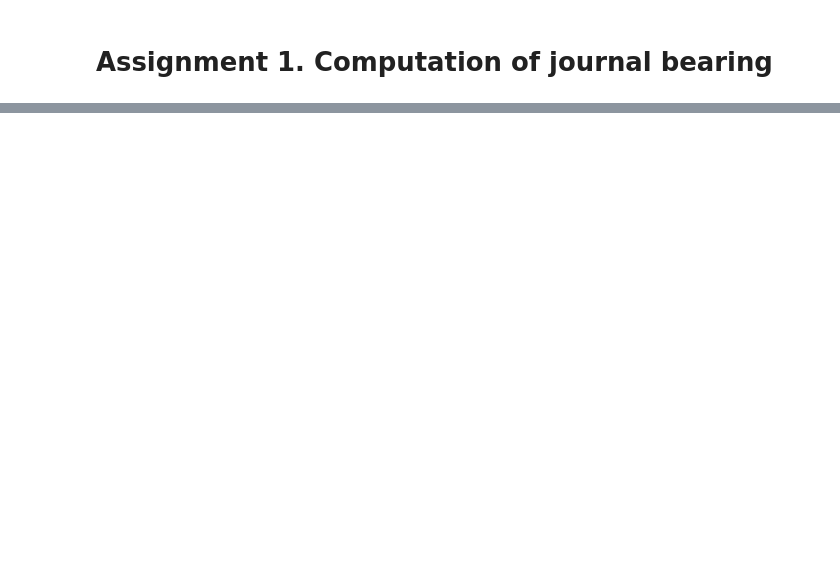
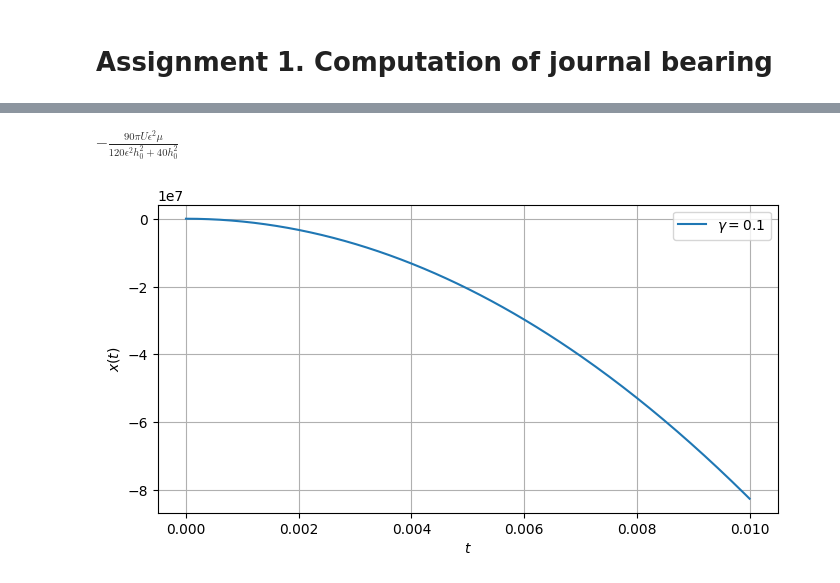
Before and after one commit to rclUPC/AdvancedFluidMechanics, a Jupyter notebook: 1-microFlows/Assignment1.ipynb, the cells around one changed output, grey strips where cells are left out. Saved outputs shown, nothing was run; the diff lists cells and outputs as text; code cells hidden in the pictures; blank space fills up the shorter version.

```diff
--- a/1-microFlows/Assignment1.ipynb
+++ b/1-microFlows/Assignment1.ipynb
@@ -50,10 +50,13 @@ h0,epsi,r = sp.symbols('h_0, epsilon,r')
 p_eq = p_eq.replace(h(x),h0*(1+epsi*sp.cos(x))) #theta for x
 display(p_eq)
 
-
+p_sol = sp.Eq(p_eq.lhs,p_eq.rhs.series(epsi,0,n=4).removeO())
+p_sol = p_sol.simplify()
+display(p_sol)
 
 pref = sp.symbols('p_ref')
-p_sol = sp.dsolve(p_eq,p(x),ics={p(0):pref,p(2*sp.pi):pref})
+p_sol = sp.dsolve(p_sol,p(x),ics={p(0):pref})
+p_sol = p_sol.simplify()
 display(p_sol)
 # %% [output]
 $\displaystyle \frac{d}{d x} p{\left(x \right)} = \frac{6 \mu \left(U h_{0} \left(\epsilon \cos{\left(x \right)} + 1\right) - 2 q\right)}{h_{0}^{3} \left(\epsilon \cos{\left(x \right)} + 1\right)^{3}}$
@@ -60,0 +65,3 @@ KeyboardInterrupt:
+# %%
+q_sol = sp.solve(p_sol.replace(x,2*sp.pi).replace(p(2*sp.pi),pref),q)[0]
+display(q_sol)
@@ -60,0 +70,3 @@ KeyboardInterrupt:
+# %%
+p_sol = p_sol.replace(q,q_sol)
+display(p_sol)
@@ -60,0 +75,31 @@ KeyboardInterrupt:
+# %%
+p_sol = sp.Eq(p_sol.lhs-pref,(p_sol.rhs-pref)*sp.cos(x))
+
+
+W = p_sol.rhs.integrate((x,0,2*sp.pi))
+display(W)
+# %% [output]
+$\displaystyle - \frac{90 \pi U \epsilon^{2} \mu}{120 \epsilon^{2} h_{0}^{2} + 40 h_{0}^{2}}$
+# %%
+import matplotlib.pyplot as plt
+import numpy as np
+%matplotlib inline
+
+r = 0.005005
+omega = 120*2*sp.pi/60
+U1 = r * omega
+h01 = 0.005e-3
+#Weight = sp.lambdify(epsi,W)
+
+values = {pref:1,U:U1,h0:h01,mu:46.43} #mu: viscosity at 50 degrees celcius
+
+fig,ax = plt.subplots(figsize=(8,4))
+tt = np.linspace(0,0.01,250)
+x1_t = sp.lambdify(epsi,W.subs(values))
+ax.plot(tt,x1_t(tt).real,label='$\gamma = 0.1$')
+ax.legend()
+ax.set_xlabel(r'$t$')
+ax.set_ylabel(r'$x(t)$')
+ax.grid(which='major',axis='both')
+# %% [output]
+[figure, added]
```
Also changed, not shown: parts of 3 cells of this notebook.
